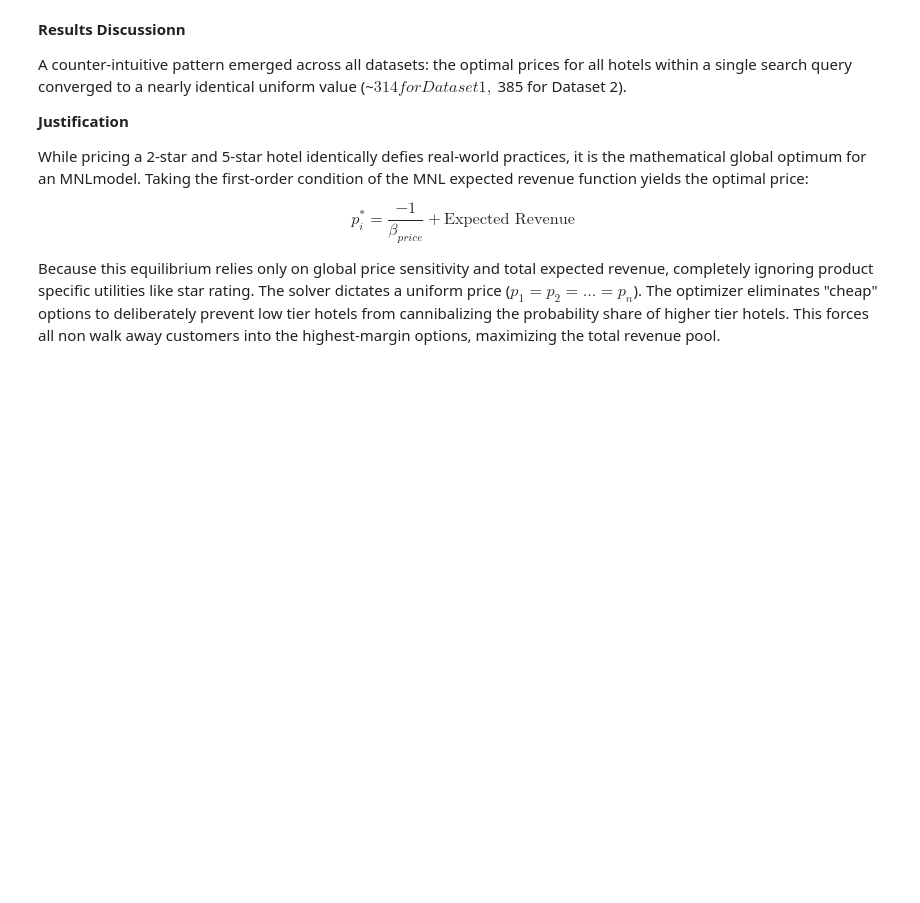
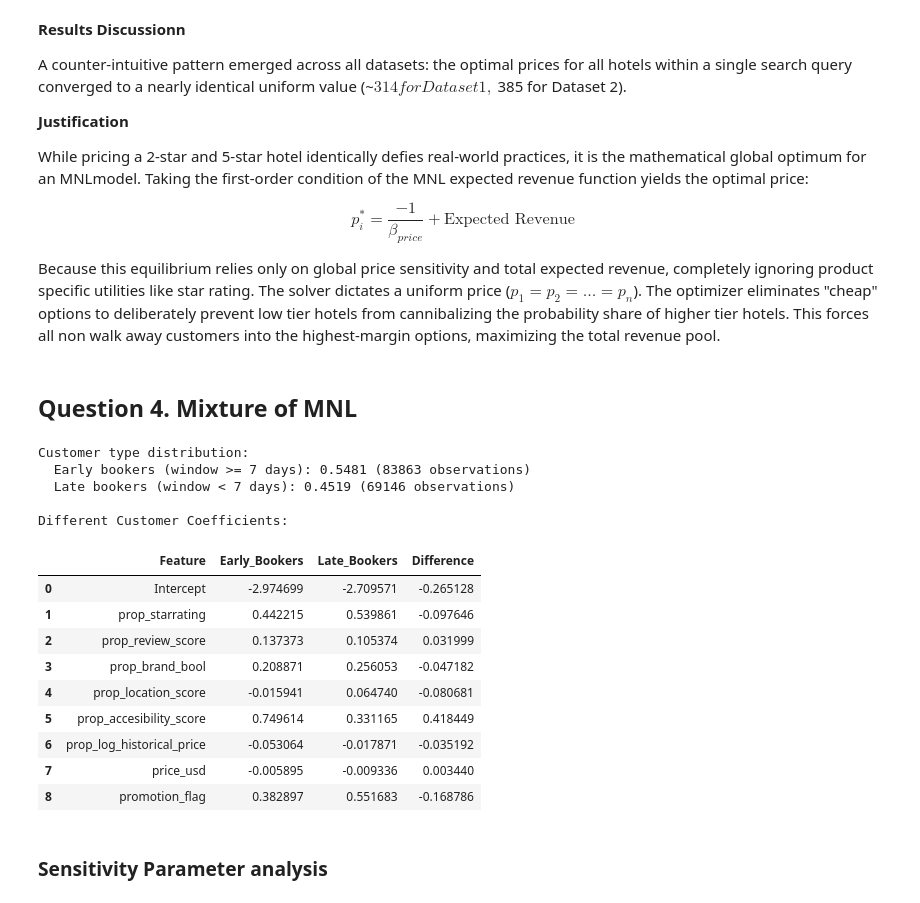
Before and after one commit to yj017/ORIE-5132-Proj, a Jupyter notebook: project.ipynb, the cells around one changed output. Saved outputs shown, nothing was run; the diff lists cells and outputs as text; code cells hidden in the pictures; blank space fills up the shorter version.

```diff
--- a/project.ipynb
+++ b/project.ipynb
@@ -352,3 +352,78 @@ While pricing a 2-star and 5-star hotel identically defies real-world practices,
 $$p_i^* = \frac{-1}{\beta_{price}} + \text{Expected Revenue}$$
 
 Because this equilibrium relies only on global price sensitivity and total expected revenue, completely ignoring product specific utilities like star rating. The solver dictates a uniform price ($p_1 = p_2 = \dots = p_n$). The optimizer eliminates "cheap" options to deliberately prevent low tier hotels from cannibalizing the probability share of higher tier hotels. This forces all non walk away customers into the highest-margin options, maximizing the total revenue pool.
+# %% [markdown]
+## Question 4. Mixture of MNL
+# %%
+# Define 2 customer types based on booking window
+df['Customer_Type'] = np.where(df['srch_booking_window'] >= 7, 'Early', 'Late')
+
+# Compute theta_1 and theta_2 (proportion of each type)
+type_counts = df['Customer_Type'].value_counts()
+theta_early = sum(df['Customer_Type'] == 'Early') / len(df)
+theta_late = sum(df['Customer_Type'] == 'Late') / len(df)
+
+print(f"\nCustomer type distribution:")
+print(f"  Early bookers (window >= 7 days): {theta_early:.4f} ({type_counts.get('Early', 0)} observations)")
+print(f"  Late bookers (window < 7 days): {theta_late:.4f} ({type_counts.get('Late', 0)} observations)")
+
+# Split data by customer type
+df_early = df[df['Customer_Type'] == 'Early'].copy()
+df_late = df[df['Customer_Type'] == 'Late'].copy()
+
+## Estimating MNL model for Early bookers
+# Set up X and y for Early bookers
+X_early = df_early[features].values
+intercept_early = np.ones((X_early.shape[0], 1))
+X_early = np.hstack((intercept_early, X_early))
+y_early = df_early['booking_bool'].values
+
+# Search Group bins
+srch_ids_early = df_early['srch_id'].values
+unique_srch_ids_early, group_indices_early = np.unique(srch_ids_early, return_inverse=True)
+
+# Optimize for Early bookers
+result_early = minimize(neg_log_likelihood, initial_beta, args=(X_early, y_early, group_indices_early), method='BFGS')
+beta_early = result_early.x
+
+## Estimating MNL model for Late bookers
+# Set up X and y for Late bookers
+X_late = df_late[features].values
+intercept_late = np.ones((X_late.shape[0], 1))
+X_late = np.hstack((intercept_late, X_late))
+y_late = df_late['booking_bool'].values
+
+# Search Group bins
+srch_ids_late = df_late['srch_id'].values
+unique_srch_ids_late, group_indices_late = np.unique(srch_ids_late, return_inverse=True)
+
+# Optimize for Late bookers
+result_late = minimize(neg_log_likelihood, initial_beta, args=(X_late, y_late, group_indices_late), method='BFGS')
+beta_late = result_late.x
+
+print("\nDifferent Customer Coefficients:")
+coef_df = pd.DataFrame({
+    'Feature': ['Intercept'] + features,
+    'Early_Bookers': beta_early,
+    'Late_Bookers': beta_late,
+    'Difference': beta_early - beta_late
+})
+coef_df
+# %% [output]
+Customer type distribution:
+  Early bookers (window >= 7 days): 0.5481 (83863 observations)
+  Late bookers (window < 7 days): 0.4519 (69146 observations)
+
+Different Customer Coefficients:
+|  | Feature | Early_Bookers | Late_Bookers | Difference |
+| 0 | Intercept | -2.974699 | -2.709571 | -0.265128 |
+| 1 | prop_starrating | 0.442215 | 0.539861 | -0.097646 |
+| 2 | prop_review_score | 0.137373 | 0.105374 | 0.031999 |
+| 3 | prop_brand_bool | 0.208871 | 0.256053 | -0.047182 |
+| 4 | prop_location_score | -0.015941 | 0.064740 | -0.080681 |
+| 5 | prop_accesibility_score | 0.749614 | 0.331165 | 0.418449 |
+| 6 | prop_log_historical_price | -0.053064 | -0.017871 | -0.035192 |
+| 7 | price_usd | -0.005895 | -0.009336 | 0.003440 |
+| 8 | promotion_flag | 0.382897 | 0.551683 | -0.168786 |
+# %% [markdown]
+### Sensitivity Parameter analysis
```
Also changed, not shown: parts of 6 cells of this notebook, 1 other file.
